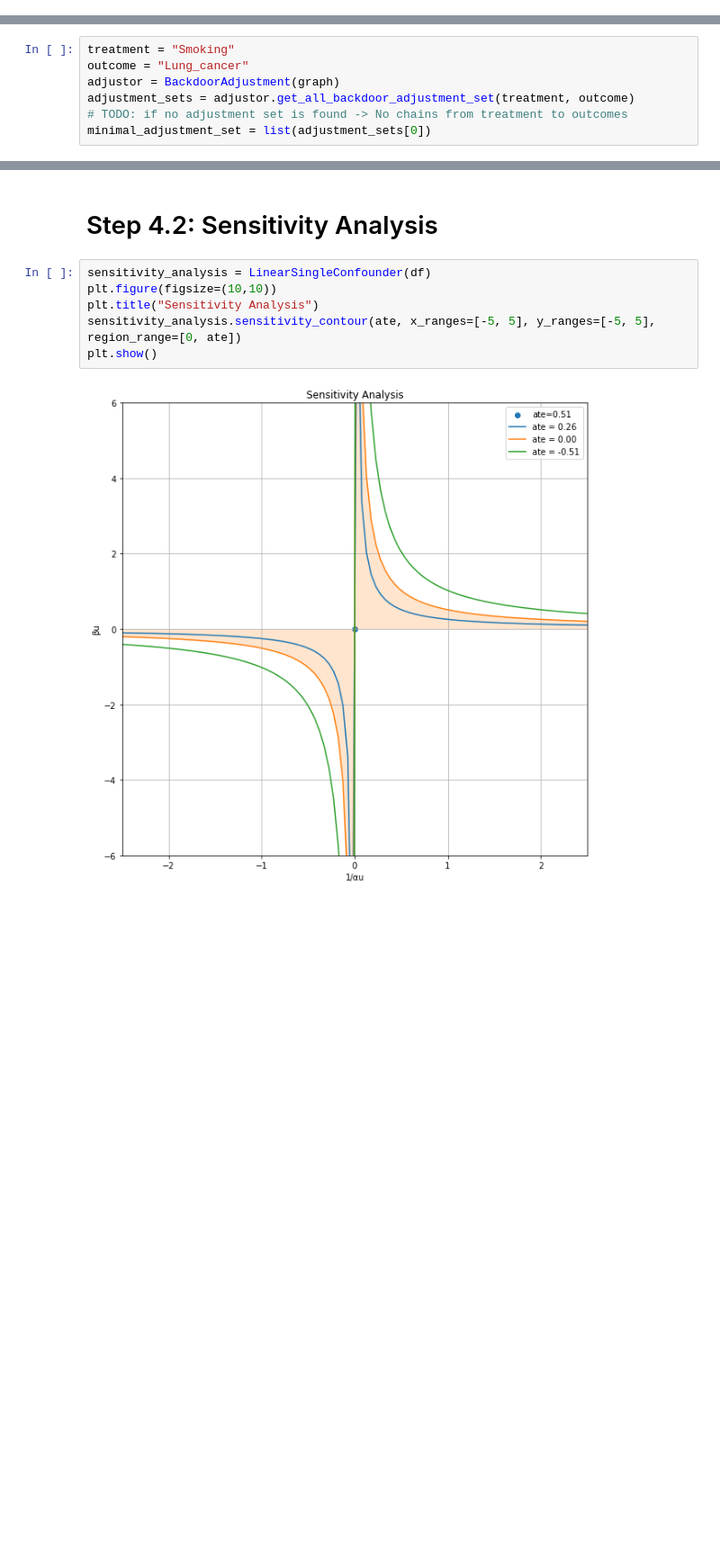
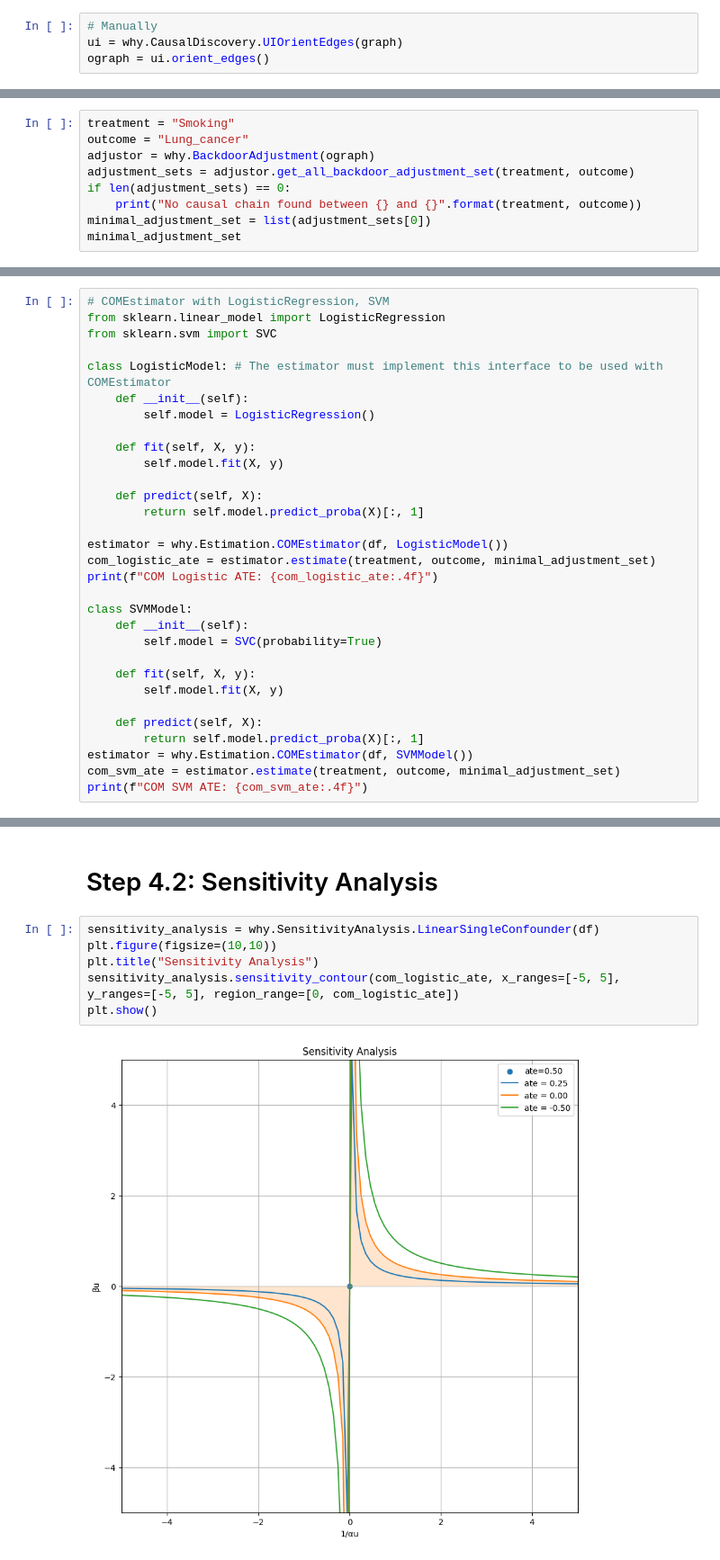
Before and after one commit to MRSAIL-Mini-Robotics-Software-AI-Lab/Why, a Jupyter notebook: lucas.ipynb, the cells around one changed output, grey strips where cells are left out. Shown at 90% size. Cells and saved outputs as stored; diff of their text form; blank space fills up the shorter version.

```diff
--- a/lucas.ipynb
+++ b/lucas.ipynb
@@ -29,0 +36,4 @@ graph.remove_edge("Car_Accident", "Attention_Disorder")
+# %%
+# Manually
+ui = why.CausalDiscovery.UIOrientEdges(graph)
+ograph = ui.orient_edges()
@@ -33,7 +45,9 @@ Backdoor adjustment is used to derive a minimal sufficient adjustment between an
 # %%
 treatment = "Smoking"
 outcome = "Lung_cancer"
-adjustor = BackdoorAdjustment(graph)
+adjustor = why.BackdoorAdjustment(ograph)
 adjustment_sets = adjustor.get_all_backdoor_adjustment_set(treatment, outcome)
-# TODO: if no adjustment set is found -> No chains from treatment to outcomes
+if len(adjustment_sets) == 0:
+    print("No causal chain found between {} and {}".format(treatment, outcome))
 minimal_adjustment_set = list(adjustment_sets[0])
+minimal_adjustment_set
@@ -48,0 +62,31 @@ ate
+# %%
+# COMEstimator with LogisticRegression, SVM
+from sklearn.linear_model import LogisticRegression
+from sklearn.svm import SVC
+
+class LogisticModel: # The estimator must implement this interface to be used with COMEstimator
+    def __init__(self):
+        self.model = LogisticRegression()
+
+    def fit(self, X, y):
+        self.model.fit(X, y)
+
+    def predict(self, X):
+        return self.model.predict_proba(X)[:, 1]
+
+estimator = why.Estimation.COMEstimator(df, LogisticModel())
+com_logistic_ate = estimator.estimate(treatment, outcome, minimal_adjustment_set)
+print(f"COM Logistic ATE: {com_logistic_ate:.4f}")
+
+class SVMModel:
+    def __init__(self):
+        self.model = SVC(probability=True)
+
+    def fit(self, X, y):
+        self.model.fit(X, y)
+
+    def predict(self, X):
+        return self.model.predict_proba(X)[:, 1]
+estimator = why.Estimation.COMEstimator(df, SVMModel())
+com_svm_ate = estimator.estimate(treatment, outcome, minimal_adjustment_set)
+print(f"COM SVM ATE: {com_svm_ate:.4f}")
@@ -57,10 +145,10 @@ bounds.compute_bound(treatment, outcome, assumptions)
 # %% [markdown]
 # Step 4.2: Sensitivity Analysis
 # %%
-sensitivity_analysis = LinearSingleConfounder(df)
+sensitivity_analysis = why.SensitivityAnalysis.LinearSingleConfounder(df)
 plt.figure(figsize=(10,10))
 plt.title("Sensitivity Analysis")
-sensitivity_analysis.sensitivity_contour(ate, x_ranges=[-5, 5], y_ranges=[-5, 5], region_range=[0, ate])
+sensitivity_analysis.sensitivity_contour(com_logistic_ate, x_ranges=[-5, 5], y_ranges=[-5, 5], region_range=[0, com_logistic_ate])
 plt.show()
 # %% [output]
-[figure, old version]
+[figure, new version]
```
Also changed, not shown: parts of 15 cells of this notebook.
